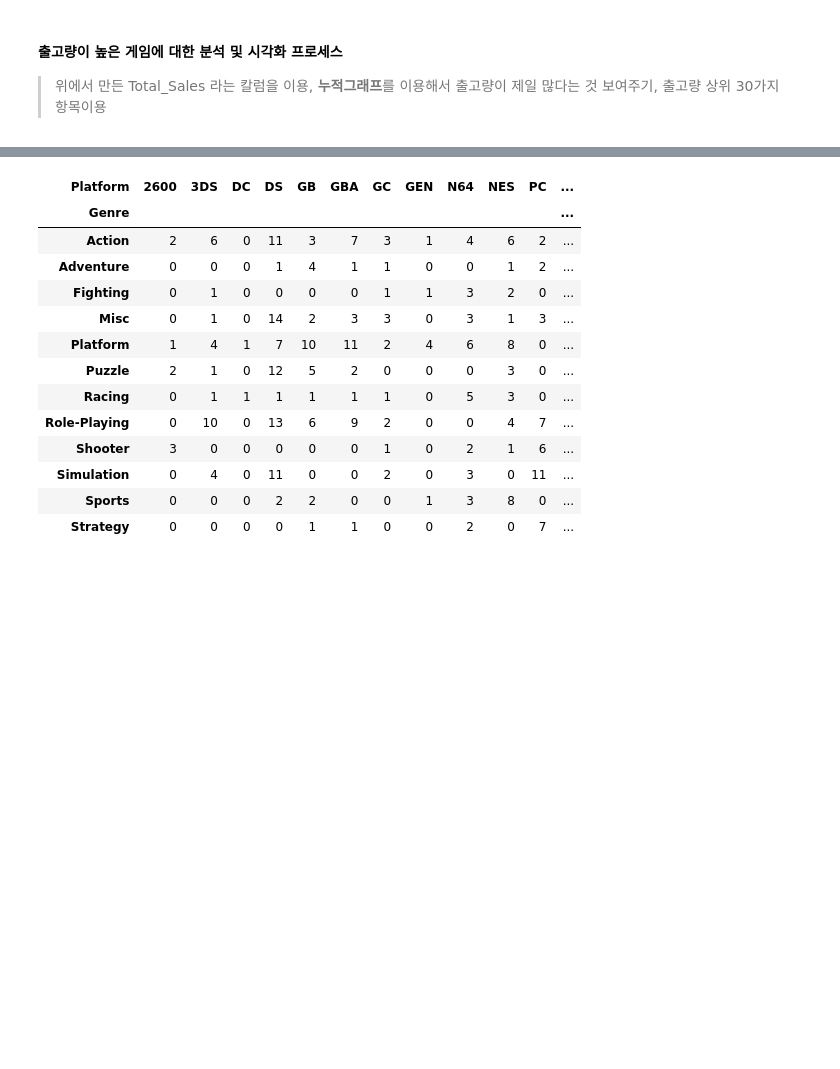
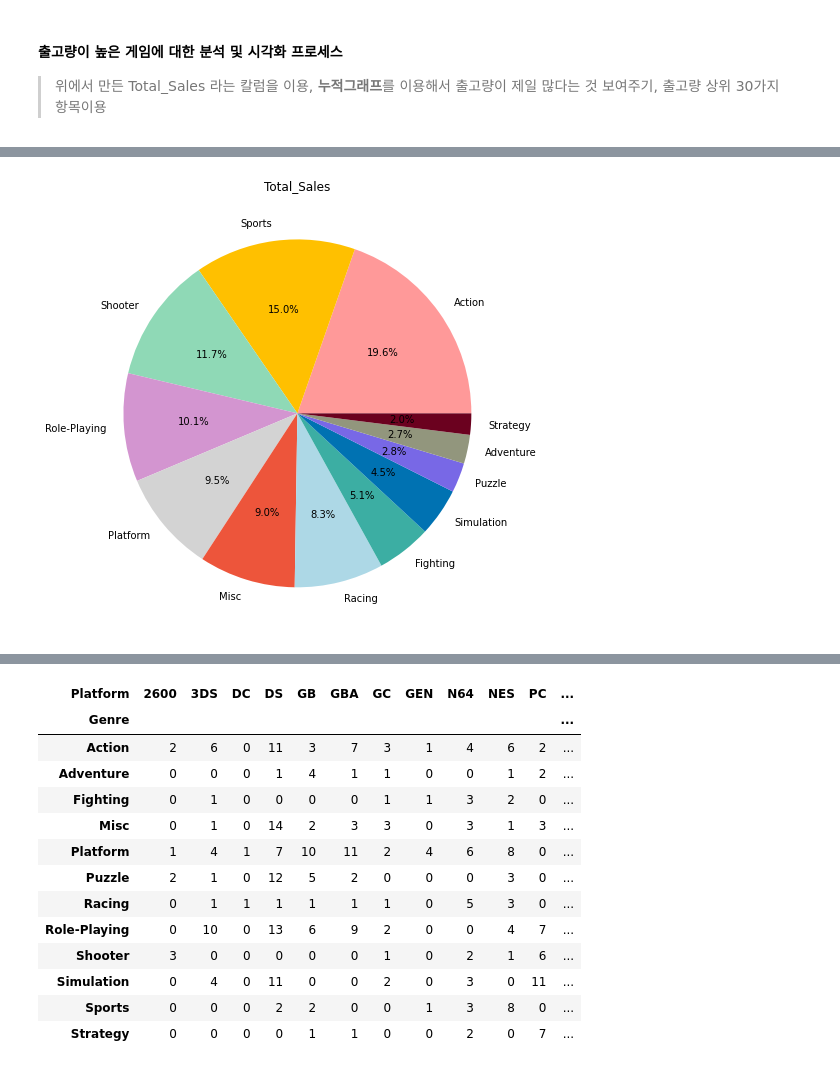
Before and after one commit to ohyunju/projects, a Jupyter notebook: project1/Project1.ipynb, the cells around one changed output, grey strips where cells are left out. Cells and saved outputs as stored; diff of their text form; code cells hidden in the pictures; blank space fills up the shorter version.

```diff
--- a/project1/Project1.ipynb
+++ b/project1/Project1.ipynb
@@ -674,3 +674,9 @@ df2.head()
 | 2 | Otome wa Oanesama Boku ni Koi Shi... | PSP | 2010 | Adventure | Alchemist | 0.00 | 0.00 | 0.02 | 0.00 | ... |
 | 3 | Deal or No Deal: Special Edition | DS | 2010 | Misc | Zoo Games | 0.04 | 0.00 | 0.00 | 0.00 | ... |
 | 4 | Ben 10 Ultimate Alien: Cosmic Des... | PS3 | 2010 | Platform | D3Publisher | 0.12 | 0.09 | 0.00 | 0.04 | ... |
+# %%
+Top_Sale=df2
+Top_Sale['Total_Sales']=df2['NA_Sales']+df2['EU_Sales']+df2['JP_Sales']+df2['Other_Sales']
+Top_Sale=Top_Sale.sort_values(by=['Total_Sales'], axis=0, ascending=False)
+Top_Sale[0:10]
+#Publisher가 다 Nintendo네?
@@ -676,0 +699,15 @@ df2.head()
+# %%
+#파이 시각화 (장르, 12개)
+import matplotlib.pyplot as plt
+
+Top_Sale_Genre=Top_Sale.groupby(['Genre']).sum()
+Top_Sale_Genre=Top_Sale_Genre.sort_values(by=['Total_Sales'], axis=0, ascending=False)
+Genre=Top_Sale_Genre.index
+
+plt.figure(figsize=(8, 8))
+plt.title('Total_Sales')
+plt.pie(Top_Sale_Genre['Total_Sales'], labels=Genre, autopct='%.1f%%',colors = ['#ff9999', '#ffc000', '#8fd9b6', '#d395d0','lightgray','#ED553B','lightblue','#3CAEA3','#0072B2','#7868E6','#92967D','#6B011F'])
+
+plt.show()
+# %% [output]
+[figure, added]
```
Also changed, not shown: parts of 3 cells of this notebook.
